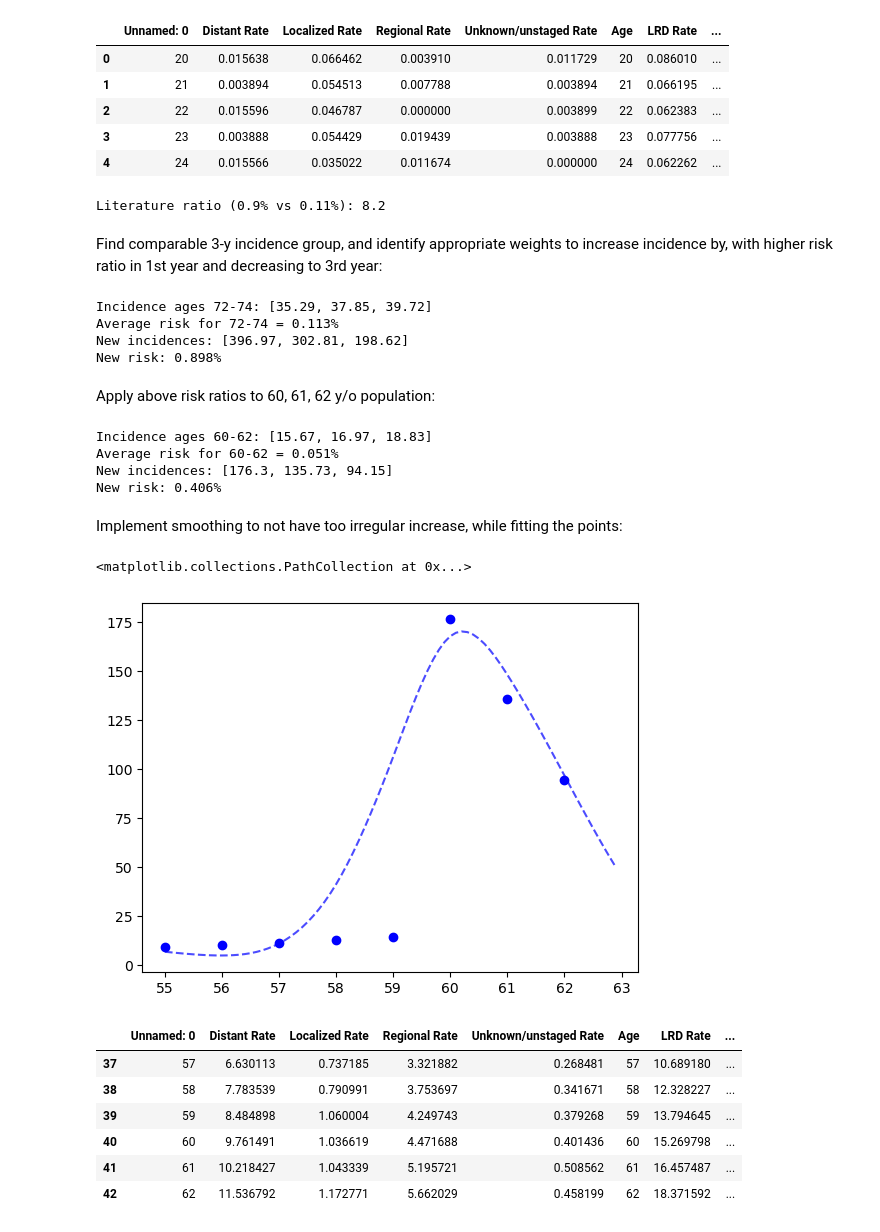
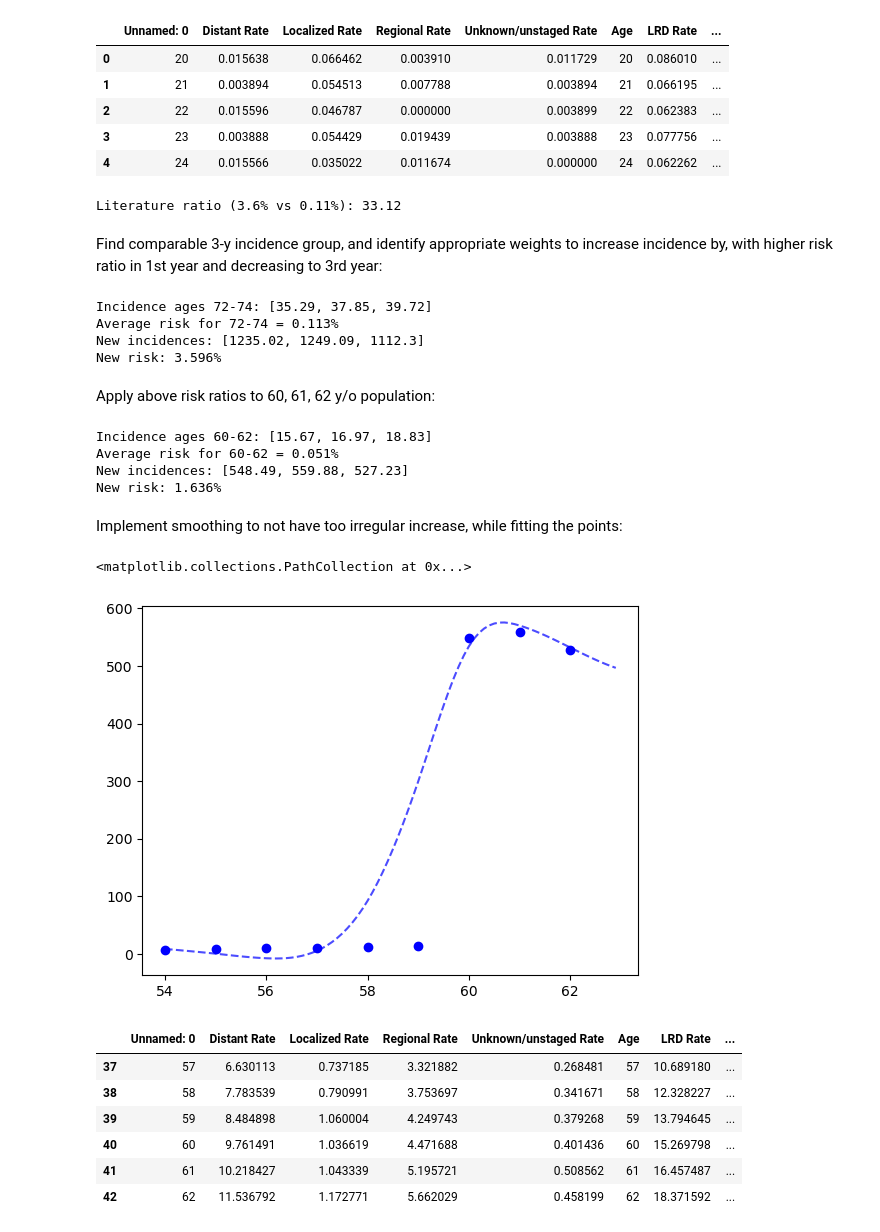
Before and after one commit to CUMC-HIRE/endpac-pancreatic-model, a Jupyter notebook: notebooks/data-prep-nod-risk.ipynb, the cells around one changed output. Drawn from its saved outputs; the diff is of its cells as text; code cells hidden in the pictures.

Commit message:
feat: nod risk calibration targets

```diff
--- a/notebooks/data-prep-nod-risk.ipynb
+++ b/notebooks/data-prep-nod-risk.ipynb
@@ -20,27 +20,27 @@ seer_inc.iloc[:5]
 | 3 | 23 | 0.003888 | 0.054429 | 0.019439 | 0.003888 | 23 | 0.077756 | ... |
 | 4 | 24 | 0.015566 | 0.035022 | 0.011674 | 0.000000 | 24 | 0.062262 | ... |
 # %%
-risk_1y_NOD = 1-(1-0.009)**(1/3)
+risk_1y_NOD = 1-(1-0.036)**(1/3)
 risk_1y_avg = 1-(1-0.0011)**(1/3)
 ratio = risk_1y_NOD / risk_1y_avg
-print(f"Literature ratio (0.9% vs 0.11%): {round(ratio,2)}")
+print(f"Literature ratio (3.6% vs 0.11%): {round(ratio,2)}")
 # %% [output]
-Literature ratio (0.9% vs 0.11%): 8.2
+Literature ratio (3.6% vs 0.11%): 33.12
 # %% [markdown]
 Find comparable 3-y incidence group, and identify appropriate weights to increase incidence by, with higher risk ratio in 1st year and decreasing to 3rd year:
 # %%
 avg_risks = seer_inc.query('Age > 71 & Age < 75')['LRDU Rate']
 print(f"Incidence ages 72-74: {[round(risk,2) for risk in avg_risks]}")
 print(f"Average risk for 72-74 = { round((sum(avg_risks) / 100000) * 100, 3)}%")
-risk_ratios = [11.25, 8, 5]
+risk_ratios = [35, 33, 28]
 risks_nod = [ratio * risk for ratio, risk in zip(risk_ratios, avg_risks)]
 print(f"New incidences: {[round(risk,2) for risk in risks_nod]}")
 print(f"New risk: {round((sum(risks_nod)/ 100000) * 100, 3)}%")
 # %% [output]
 Incidence ages 72-74: [35.29, 37.85, 39.72]
 Average risk for 72-74 = 0.113%
-New incidences: [396.97, 302.81, 198.62]
-New risk: 0.898%
+New incidences: [1235.02, 1249.09, 1112.3]
+New risk: 3.596%
 # %% [markdown]
 Apply above risk ratios to 60, 61, 62 y/o population:
 # %%
@@ -53,22 +53,22 @@ print(f"New risk: {round((sum(risks_nod)/ 100000) * 100, 3)}%")
 # %% [output]
 Incidence ages 60-62: [15.67, 16.97, 18.83]
 Average risk for 60-62 = 0.051%
-New incidences: [176.3, 135.73, 94.15]
-New risk: 0.406%
+New incidences: [548.49, 559.88, 527.23]
+New risk: 1.636%
 # %% [markdown]
 Implement smoothing to not have too irregular increase, while fitting the points:
 # %%
-risks_55_62 = np.append(seer_inc.query('Age > 54 & Age < 60')['LRDU Rate'].to_numpy(), risks_nod)
+risks_55_62 = np.append(seer_inc.query('Age > 53 & Age < 60')['LRDU Rate'].to_numpy(), risks_nod)
 risks_55_62
-ages = np.arange(55,63,1)
-ages_fin = np.arange(55,63,0.1)
-weights = [1, 1, 1, 0.7, 0.5, 12, 3, 3]
+ages = np.arange(54,63,1)
+ages_fin = np.arange(54,63,0.1)
+weights = [1, 1, 1,1,0.7, 0.5, 20, 10, 3]
 smooth_risks = csaps(ages, risks_55_62, weights=weights, smooth=0.7, axis=0)(ages_fin)
 plt.plot(ages_fin, smooth_risks, linestyle='--', alpha=0.7, color='blue', label='Smoothed spline')
 plt.scatter(ages, risks_55_62, color='blue', label='Original data')
 # %% [output]
 <matplotlib.collections.PathCollection at 0x...>
-[figure, old version]
+[figure, new version]
 # %%
 new_risks_57_62 = csaps(ages, risks_55_62, weights=weights, smooth=0.7, axis=0)(np.arange(57,63,1))
 nod_df = seer_inc.query('Age > 56 & Age < 63').copy()
```
Also changed, not shown: parts of 4 cells of this notebook, 2 other files.
